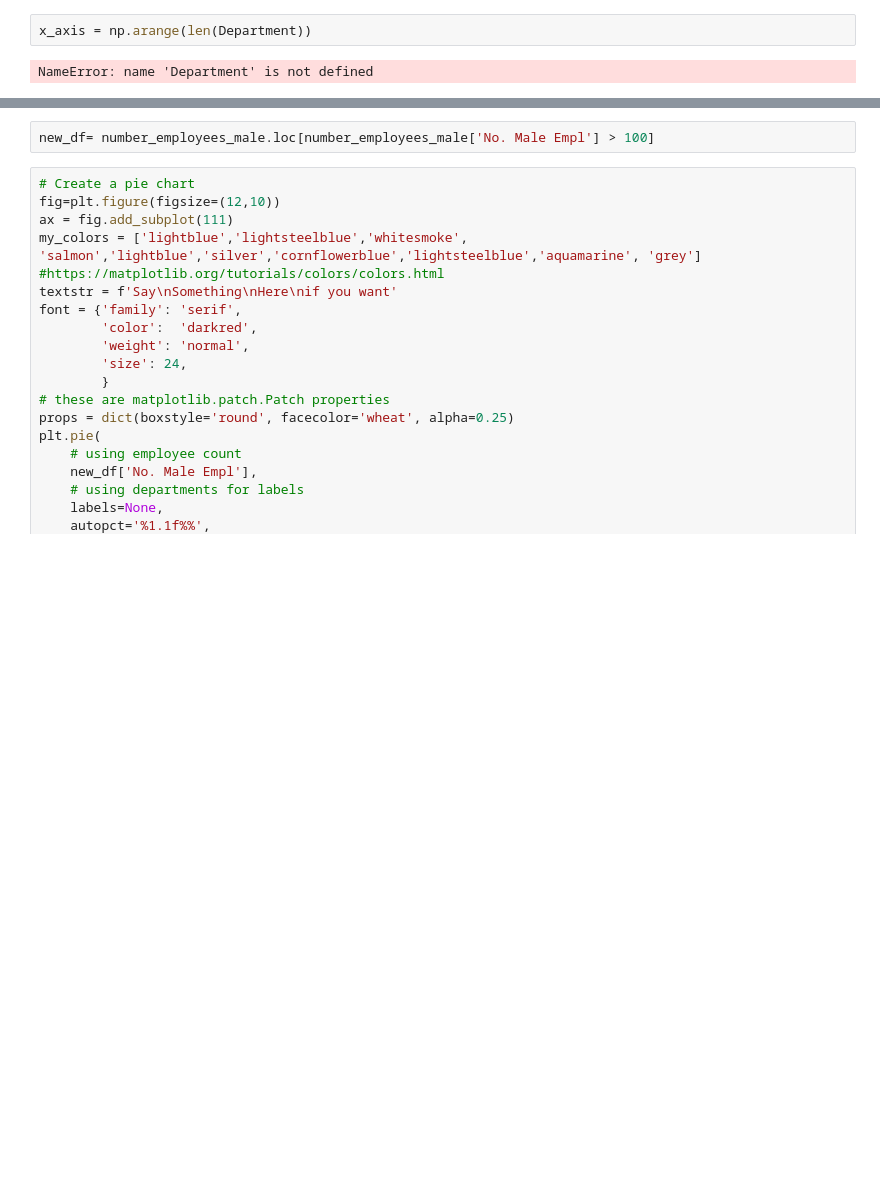
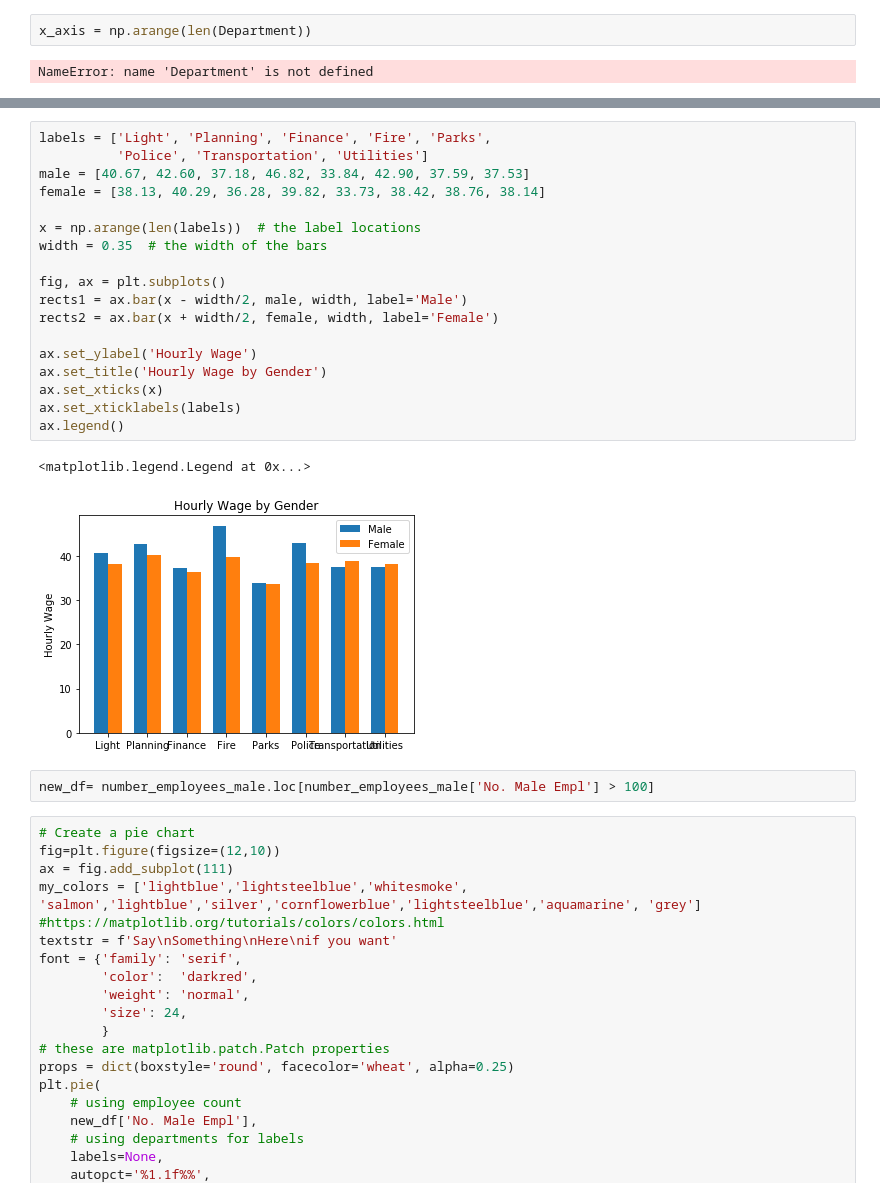
Before and after one commit to garrettsanders/Wage_Gap_Seattle, a Jupyter notebook: project_1.ipynb, the cells around one changed output, grey strips where cells are left out. Drawn from its saved outputs; the diff is of its cells as text; blank space fills up the shorter version.

```diff
--- a/project_1.ipynb
+++ b/project_1.ipynb
@@ -430,3 +510,24 @@ NameError: name 'x_axis' is not defined
+# %%
+labels = ['Light', 'Planning', 'Finance', 'Fire', 'Parks',
+          'Police', 'Transportation', 'Utilities']
+male = [40.67, 42.60, 37.18, 46.82, 33.84, 42.90, 37.59, 37.53]
+female = [38.13, 40.29, 36.28, 39.82, 33.73, 38.42, 38.76, 38.14]
+
+x = np.arange(len(labels))  # the label locations
+width = 0.35  # the width of the bars
+
+fig, ax = plt.subplots()
+rects1 = ax.bar(x - width/2, male, width, label='Male')
+rects2 = ax.bar(x + width/2, female, width, label='Female')
+
+ax.set_ylabel('Hourly Wage')
+ax.set_title('Hourly Wage by Gender')
+ax.set_xticks(x)
+ax.set_xticklabels(labels)
+ax.legend()
+# %% [output]
+<matplotlib.legend.Legend at 0x...>
+[figure, added]
 # %%
 new_df= number_employees_male.loc[number_employees_male['No. Male Empl'] > 100]
 # %%
```
Also changed, not shown: parts of 8 cells of this notebook.
